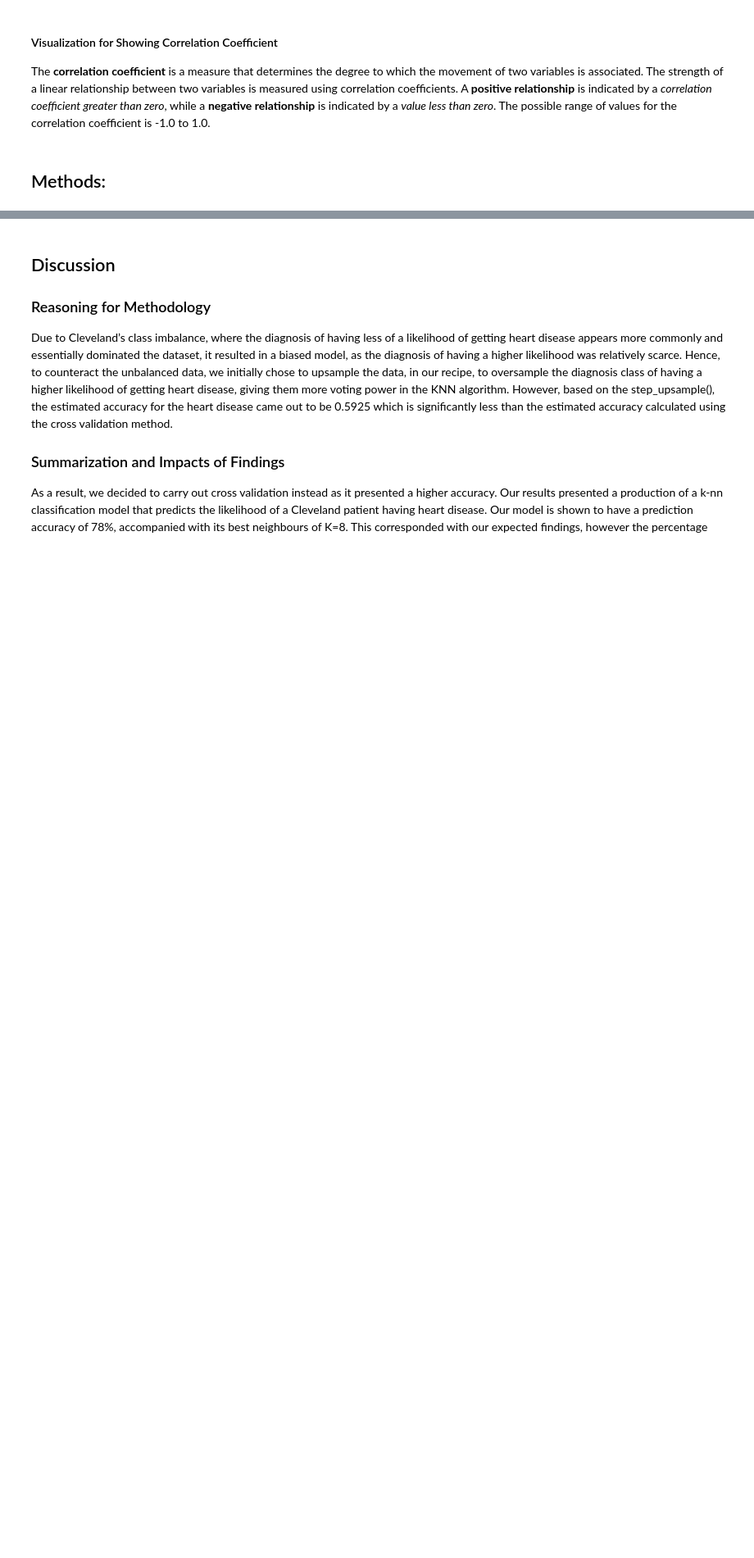
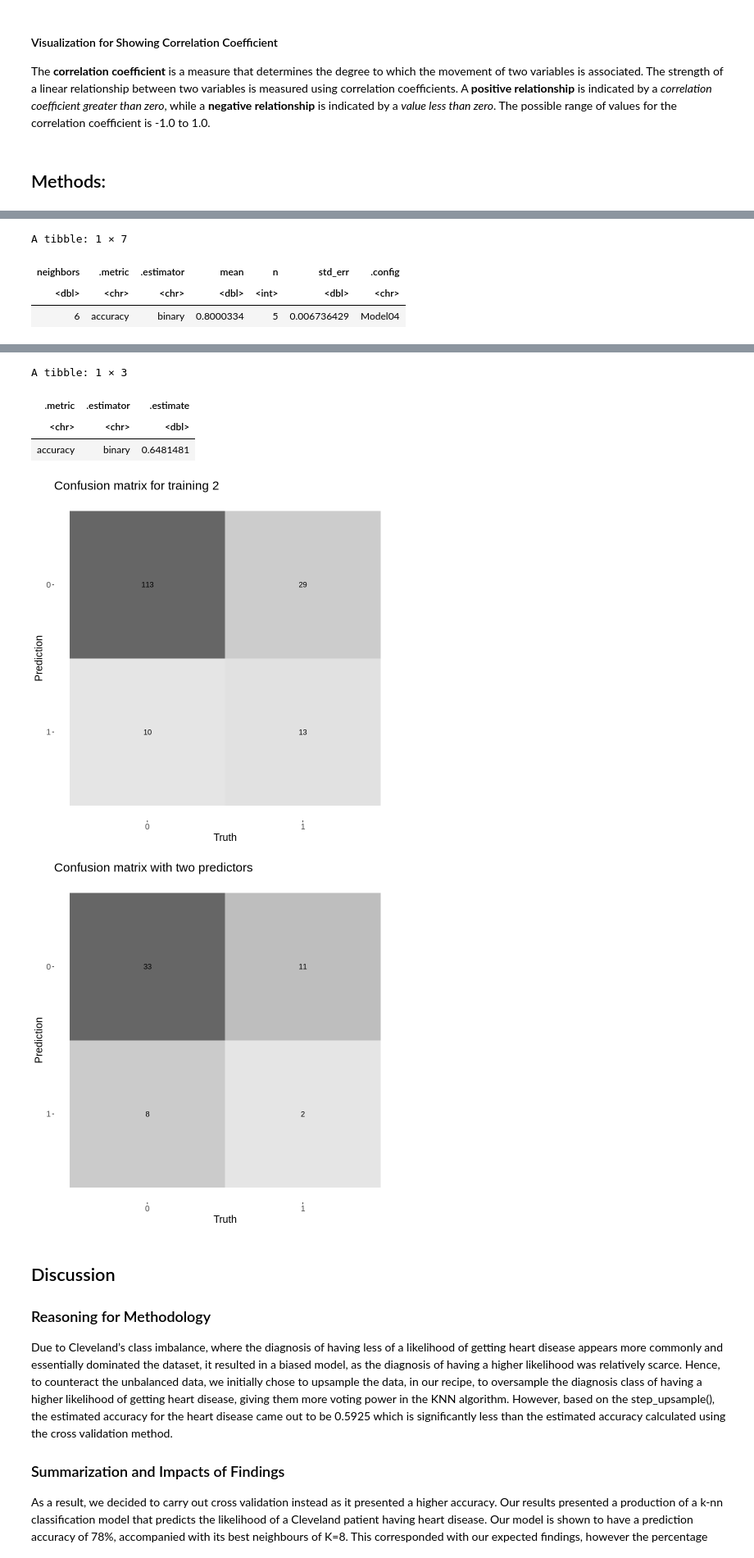
Before and after one commit to Yujinjen/group_project, a Jupyter notebook: DSCI_G36_Project_Submission.ipynb, the cells around one changed output, grey strips where cells are left out. Shown at 82% size. Saved outputs shown, nothing was run; the diff lists cells and outputs as text; code cells hidden in the pictures; blank space fills up the shorter version.

```diff
--- a/DSCI_G36_Project_Submission.ipynb
+++ b/DSCI_G36_Project_Submission.ipynb
@@ -405,0 +473,71 @@ autoplot(confusion_matrix, type = "heatmap") + theme(text = element_text(size =
+# %%
+#FOR TWO PREDICTORS USING CROSS VAL
+
+heart_disease_vfold <- vfold_cv(cleveland_training, v = 5, strata = diag)
+
+knn_tune_2 <- nearest_neighbor(weight_func = "rectangular", neighbors=tune()) %>%
+  set_engine("kknn") %>%
+  set_mode("classification")
+
+#the one below has age trestbps thalach chol and oldpeak
+heart_disease_recipe_2 <- recipe(diag ~ thalach + age, data = cleveland_training) %>%
+  step_scale(all_predictors()) %>%
+  step_center(all_predictors()) %>%
+  prep()
+
+grid_vals <- tibble(neighbors = seq(from = 3, to = 20, by = 1))
+
+knn_fit_2 <- workflow() %>%
+     add_recipe(heart_disease_recipe_2) %>%
+     add_model(knn_tune_2) %>%
+     tune_grid(resamples = heart_disease_vfold, grid = grid_vals) %>%
+     collect_metrics()
+
+accuracies_max_2 <- knn_fit %>%
+     filter(.metric == "accuracy") %>%
+     arrange(-mean)  %>%
+     slice(1) #this shows k value with the highest mean
+
+k_val_2 <- accuracies_max_2 %>%
+   select(neighbors) %>% pull()
+
+accuracies_max_2
+
+knn_spec_final_2 <- nearest_neighbor(weight_func = "rectangular", neighbors= k_val_2) %>% #using best k value from previous cell
+  set_engine("kknn") %>%
+  set_mode("classification")
+
+knn_fit_final_2 <- workflow() %>%
+      add_recipe(heart_disease_recipe_2) %>%
+      add_model(knn_spec_final_2) %>%
+      fit(cleveland_training)
+
+print(knn_fit_final_2)
+
+accuracy_2 <- predict(knn_fit_final_2, cleveland_testing) %>%
+    bind_cols(cleveland_testing) %>%
+    metrics(truth = diag, estimate = .pred_class) %>%
+    filter(.metric == "accuracy")
+
+accuracy_2
+
+predictions_2 <- predict(knn_fit_final_2, cleveland_testing) %>%
+    bind_cols(cleveland_testing)
+
+#for training
+training_predictions_2 <- predict(knn_fit_final_2, cleveland_training) %>%
+    bind_cols(cleveland_training)
+
+confusion_matrix_2 <- conf_mat(training_predictions_2, truth = diag, estimate = .pred_class)
+autoplot(confusion_matrix_2, type = "heatmap") + theme(text = element_text(size = 15)) +
+    ggtitle("Confusion matrix for training 2")
+
+#for testing
+confusion_matrix_testing_2 <- conf_mat(predictions_2, truth = diag, estimate = .pred_class)
+autoplot(confusion_matrix_testing_2, type = "heatmap") + theme(text = element_text(size = 15)) +
+    ggtitle("Confusion matrix with two predictors")
+# %% [output]
+A tibble: 1 × 7
+| neighbors | .metric | .estimator | mean | n | std_err | .config |
+| <dbl> | <chr> | <chr> | <dbl> | <int> | <dbl> | <chr> |
+| 6 | accuracy | binary | 0.8000334 | 5 | 0.006736429 | Model04 |
@@ -406,3 +563,9 @@ autoplot(confusion_matrix, type = "heatmap") + theme(text = element_text(size =
+A tibble: 1 × 3
+| .metric | .estimator | .estimate |
+| <chr> | <chr> | <dbl> |
+| accuracy | binary | 0.6481481 |
+[figure, added]
+[figure, added]
 # %% [markdown]
 ## Discussion
 
```
Also changed, not shown: parts of 13 cells of this notebook.
